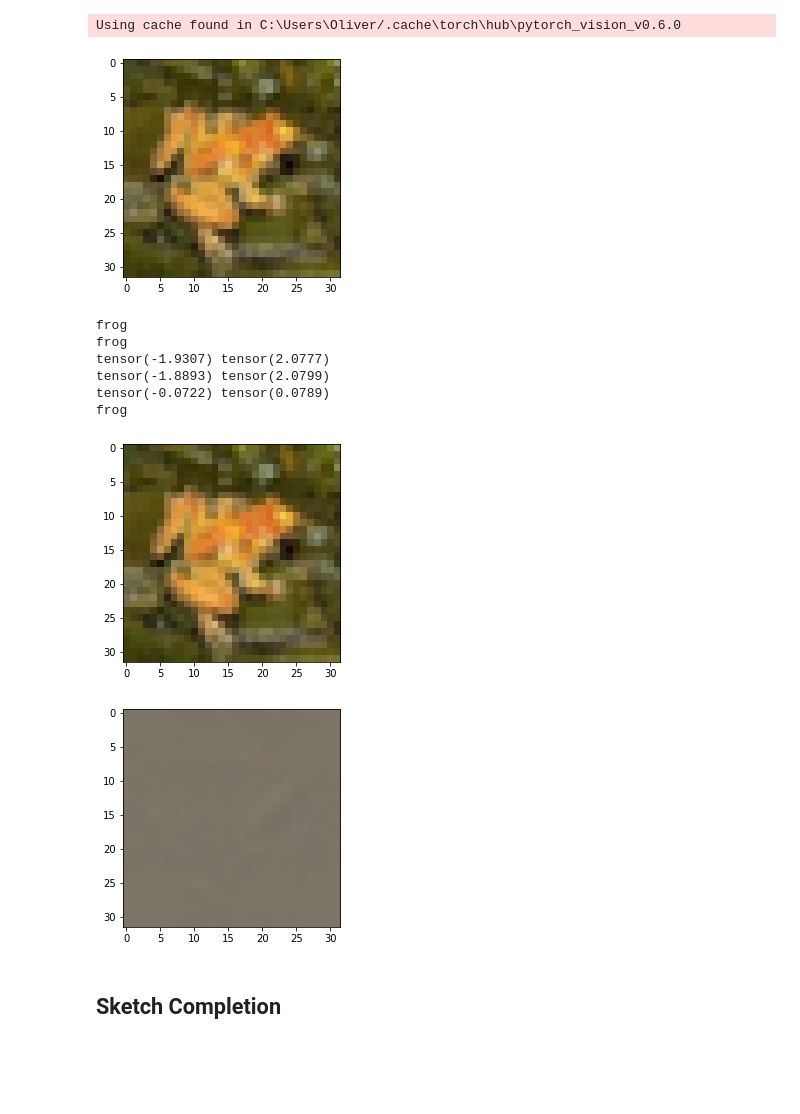
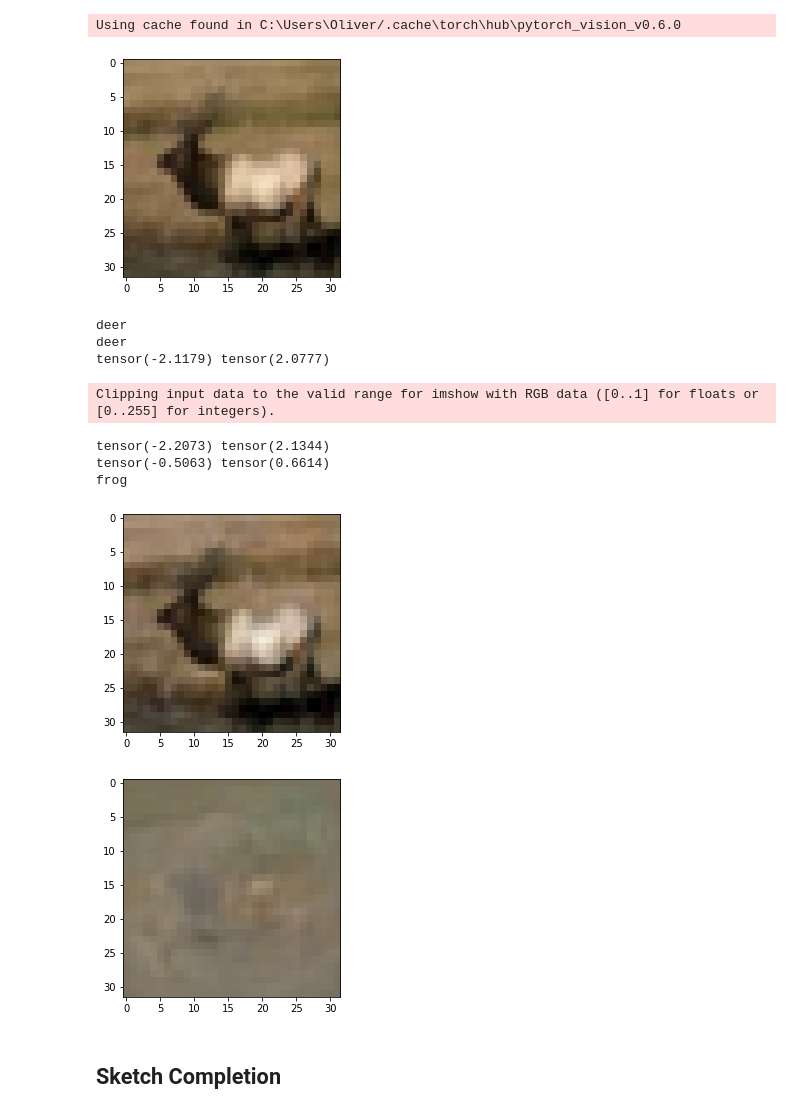
Before and after one commit to Blimeo/nmep-proj, a Jupyter notebook: main.ipynb, the cells around one changed output. Saved outputs shown, nothing was run; the diff lists cells and outputs as text; code cells hidden in the pictures; blank space fills up the shorter version.

```diff
--- a/main.ipynb
+++ b/main.ipynb
@@ -32,8 +32,8 @@ cifar_labels = {0:'airplane',1:'automobile',2:'bird',3:'cat',4:'deer',5:'dog',6:
 # %% [output]
 Files already downloaded and verified
 # %%
-model = ResNet('50').to(device)
-model.load_state_dict(torch.load('models/resnet50_l2eps=10/55')) # 20 omg
+model = ResNet('18').to(device)
+model.load_state_dict(torch.load('models/resnet18_l2eps=70/110')) # 20 omg
 model.eval()
 print()
 # %% [output]
@@ -70,29 +70,30 @@ image, label = images[0], labels[0].view(1)
 # %%
 display_im(image.cpu())
 print(cifar_labels[label.item()])
 print(cifar_labels[torch.argmax(model(image.view(-1,3,32,32))).item()])
 print(torch.min(image), torch.max(image))
-adv = pgd(image.view(1,3,32,32), label, model, stepsize=2.5 * 10 / 7, eps=10, steps=7, constraint='l_2')
+adv = pgd(image.view(1,3,32,32), label, model, stepsize=2.5 * 50 / 7, eps=50, steps=7, constraint='l_2')
 # adv = pgd(image.view(1,3,32,32), label, model, stepsize=.015, eps=.6, steps=40, constraint='l_inf')
 # adv = pgd(image.view(1,3,32,32), label, model, stepsize=0.1, eps=.5, steps=7, constraint='l_inf')
 print(torch.min(adv), torch.max(adv))
 # adv = fgsm(image.view(1, 3, 32, 32), label, model, eps=.2)
 # adv = pgd_attack(image.view(3,32,32), 5, model, stepsize=1, eps=60, steps=80, constraint='l_2')
 # print(torch.max(image - adv))
 # print(adv.shape)
 print(torch.min(image - adv), torch.max(image - adv))
 print(cifar_labels[torch.argmax(model(adv)).item()])
 display_im(adv.view(3,32,32).cpu())
 display_im((image - adv).view(3, 32, 32).cpu())
 # %% [output]
-[figure, old version]
+[figure, new version]
-frog
-frog
-tensor(-1.9307) tensor(2.0777)
-tensor(-1.8893) tensor(2.0799)
-tensor(-0.0722) tensor(0.0789)
-frog
+deer
+deer
+tensor(-2.1179) tensor(2.0777)
+Clipping input data to the valid range for imshow with RGB data ([0..1] for floats or [0..255] for integers).
+tensor(-2.2073) tensor(2.1344)
+tensor(-0.5063) tensor(0.6614)
+frog
-[figure, old version]
+[figure, new version]
 [figure]
 # %% [markdown]
 ## Sketch Completion
```
Also changed, not shown: parts of 6 cells of this notebook, 7 other files.
